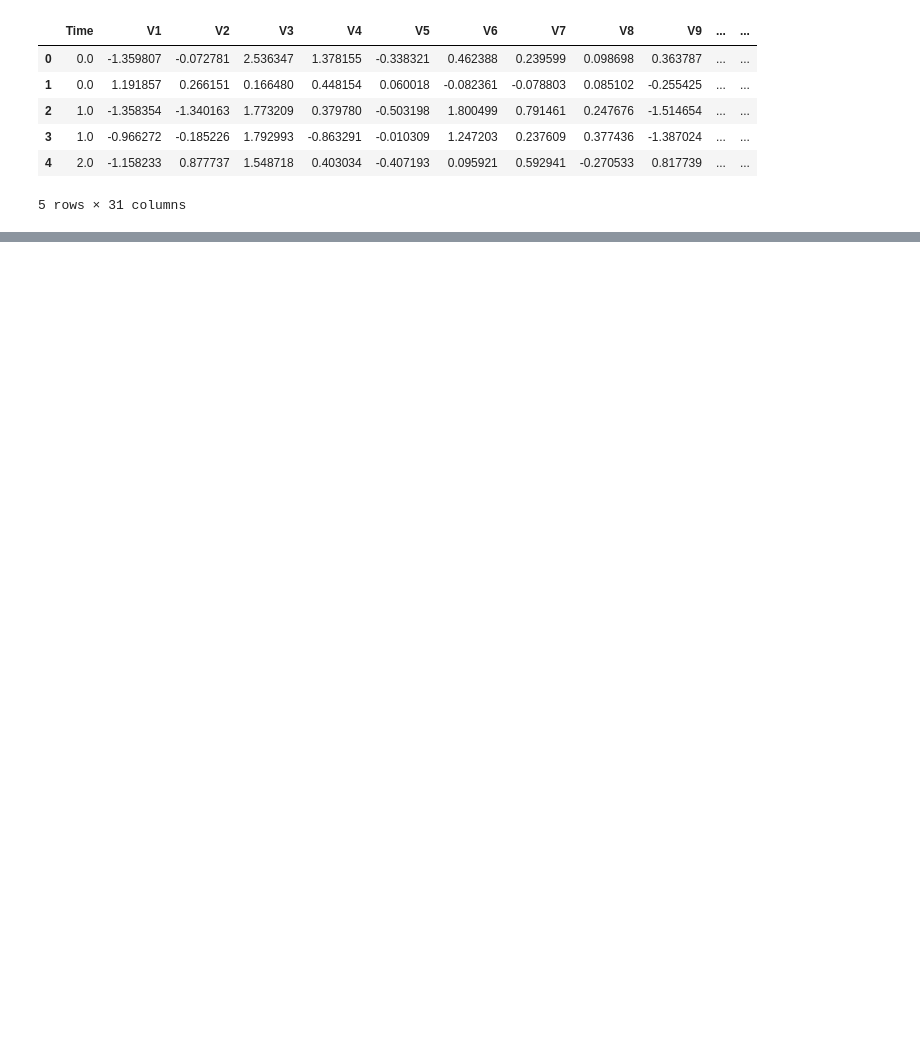
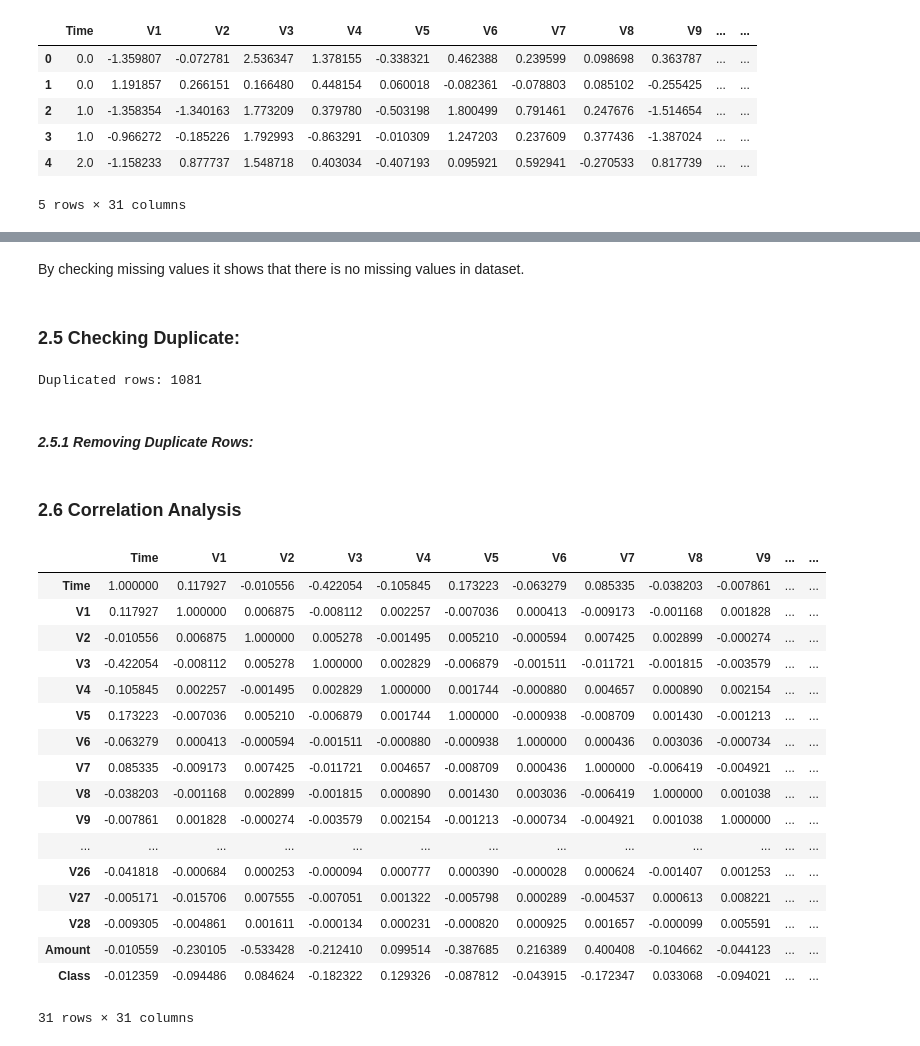
Before and after one commit to rixwan-khan/Credit_Card_Fraud_Detection, a Jupyter notebook: credit_card_fraud_detection.ipynb, the cells around one changed output, grey strips where cells are left out. Saved outputs shown, nothing was run; the diff lists cells and outputs as text; code cells hidden in the pictures; blank space fills up the shorter version.

```diff
--- a/credit_card_fraud_detection.ipynb
+++ b/credit_card_fraud_detection.ipynb
@@ -60,0 +246,11 @@ df.head()
+# %% [markdown]
+By checking missing values it shows that there is no missing values in dataset.
+# %% [markdown]
+### **2.5 Checking Duplicate:**
+# %%
+dup = df.duplicated().sum()
+print('Duplicated rows:',dup)
+# %% [output]
+Duplicated rows: 1081
+# %% [markdown]
+#### ***2.5.1 Removing Duplicate Rows:***
@@ -60,0 +259,26 @@ df.head()
+# %%
+df = df.drop_duplicates()
+# %% [markdown]
+### **2.6 Correlation Analysis**
+# %%
+corr = df.corr()
+corr
+# %% [output]
+|  | Time | V1 | V2 | V3 | V4 | V5 | V6 | V7 | V8 | V9 | ... | ... |
+| Time | 1.000000 | 0.117927 | -0.010556 | -0.422054 | -0.105845 | 0.173223 | -0.063279 | 0.085335 | -0.038203 | -0.007861 | ... | ... |
+| V1 | 0.117927 | 1.000000 | 0.006875 | -0.008112 | 0.002257 | -0.007036 | 0.000413 | -0.009173 | -0.001168 | 0.001828 | ... | ... |
+| V2 | -0.010556 | 0.006875 | 1.000000 | 0.005278 | -0.001495 | 0.005210 | -0.000594 | 0.007425 | 0.002899 | -0.000274 | ... | ... |
+| V3 | -0.422054 | -0.008112 | 0.005278 | 1.000000 | 0.002829 | -0.006879 | -0.001511 | -0.011721 | -0.001815 | -0.003579 | ... | ... |
+| V4 | -0.105845 | 0.002257 | -0.001495 | 0.002829 | 1.000000 | 0.001744 | -0.000880 | 0.004657 | 0.000890 | 0.002154 | ... | ... |
+| V5 | 0.173223 | -0.007036 | 0.005210 | -0.006879 | 0.001744 | 1.000000 | -0.000938 | -0.008709 | 0.001430 | -0.001213 | ... | ... |
+| V6 | -0.063279 | 0.000413 | -0.000594 | -0.001511 | -0.000880 | -0.000938 | 1.000000 | 0.000436 | 0.003036 | -0.000734 | ... | ... |
+| V7 | 0.085335 | -0.009173 | 0.007425 | -0.011721 | 0.004657 | -0.008709 | 0.000436 | 1.000000 | -0.006419 | -0.004921 | ... | ... |
+| V8 | -0.038203 | -0.001168 | 0.002899 | -0.001815 | 0.000890 | 0.001430 | 0.003036 | -0.006419 | 1.000000 | 0.001038 | ... | ... |
+| V9 | -0.007861 | 0.001828 | -0.000274 | -0.003579 | 0.002154 | -0.001213 | -0.000734 | -0.004921 | 0.001038 | 1.000000 | ... | ... |
+| ... | ... | ... | ... | ... | ... | ... | ... | ... | ... | ... | ... | ... |
+| V26 | -0.041818 | -0.000684 | 0.000253 | -0.000094 | 0.000777 | 0.000390 | -0.000028 | 0.000624 | -0.001407 | 0.001253 | ... | ... |
+| V27 | -0.005171 | -0.015706 | 0.007555 | -0.007051 | 0.001322 | -0.005798 | 0.000289 | -0.004537 | 0.000613 | 0.008221 | ... | ... |
+| V28 | -0.009305 | -0.004861 | 0.001611 | -0.000134 | 0.000231 | -0.000820 | 0.000925 | 0.001657 | -0.000099 | 0.005591 | ... | ... |
+| Amount | -0.010559 | -0.230105 | -0.533428 | -0.212410 | 0.099514 | -0.387685 | 0.216389 | 0.400408 | -0.104662 | -0.044123 | ... | ... |
+| Class | -0.012359 | -0.094486 | 0.084624 | -0.182322 | 0.129326 | -0.087812 | -0.043915 | -0.172347 | 0.033068 | -0.094021 | ... | ... |
+31 rows × 31 columns
```
Also changed, not shown: parts of 25 cells of this notebook.
